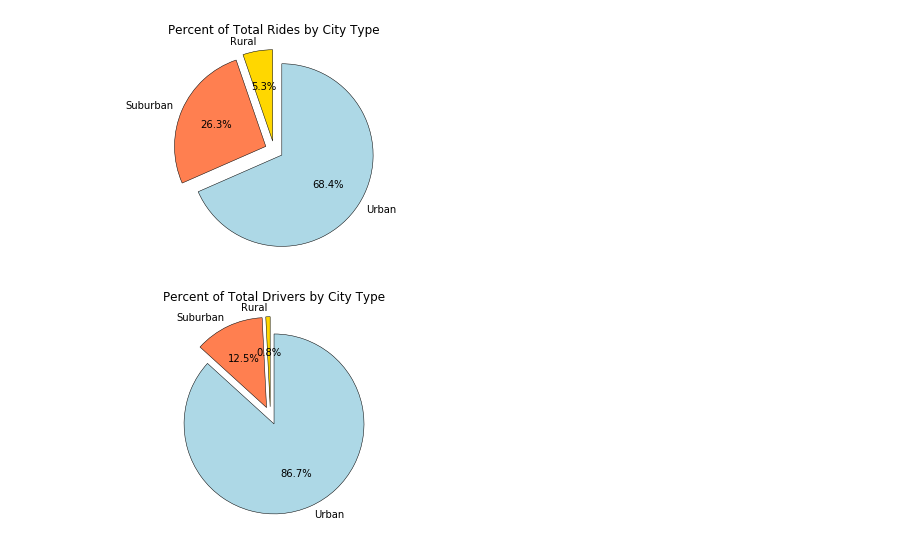
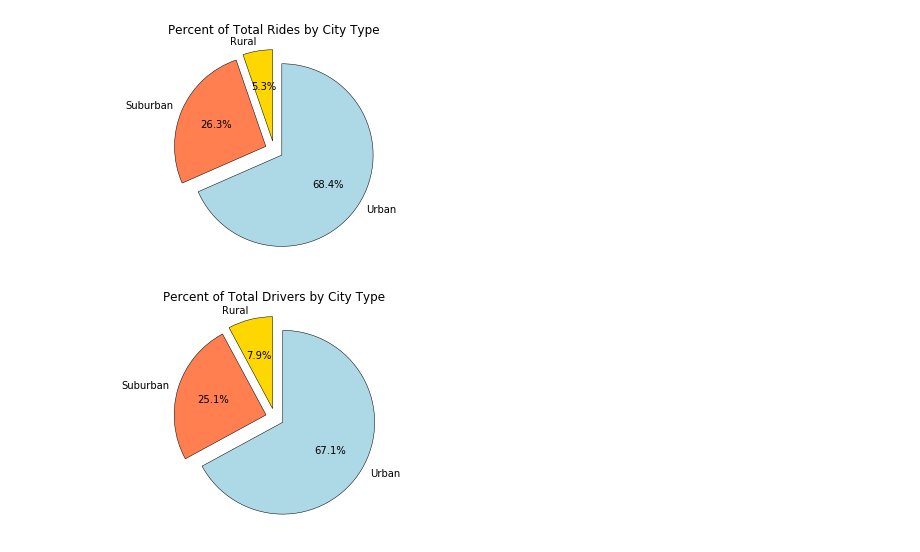
Before and after one commit to dsmart79/Homework-5-MatPlotLib, a Jupyter notebook: Pyber.ipynb, the cells around one changed output. Saved outputs shown, nothing was run; the diff lists cells and outputs as text; code cells hidden in the pictures.

```diff
--- a/Pyber.ipynb
+++ b/Pyber.ipynb
@@ -128,19 +138,19 @@ plt.show()
 # %%
 # Calculating Driver Percents
 by_type_driver = combined_df.groupby("type")
-driver_sum = by_type_driver["driver_count"].sum()
+driver_sum = by_type_driver["driver_count"].mean()
 driver_sum
 
 
 # Building Pie Charts
 labels = driver_sum.index
 colors = ["gold", "coral", "lightblue"]
 explode = [.1 , .1, .1]
 plt.pie(driver_sum, startangle = 90, colors = colors, explode = explode, labels = labels, autopct = "%1.1f%%",
         shadow = False, wedgeprops = {"linewidth": .5, "edgecolor": "black"})
 
 plt.title("Percent of Total Drivers by City Type")
 plt.axis("equal")
 plt.show()
 # %% [output]
-[figure, old version]
+[figure, new version]
```
Also changed, not shown: parts of 3 cells of this notebook.
